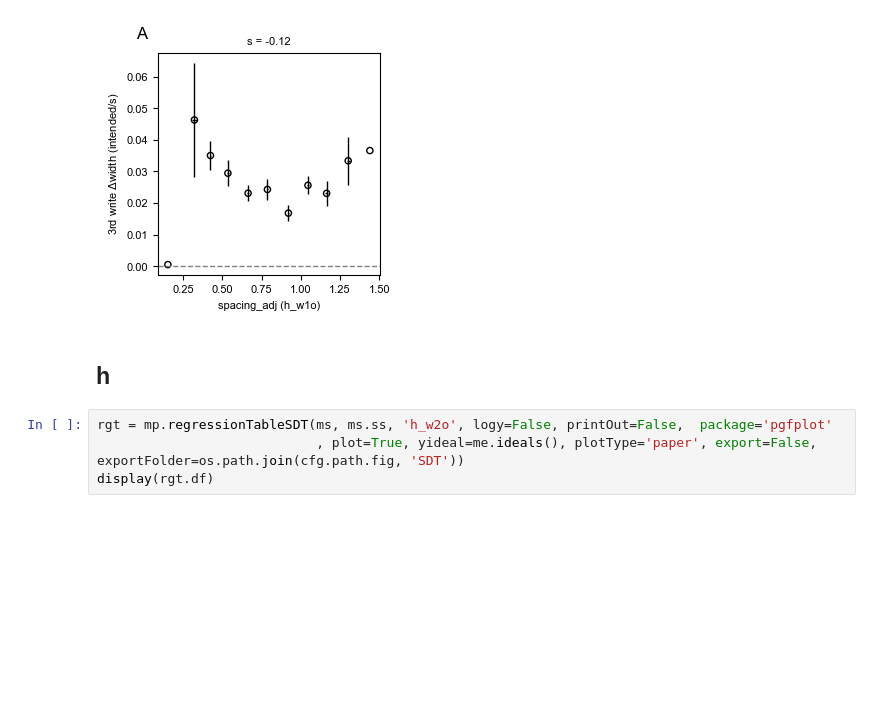
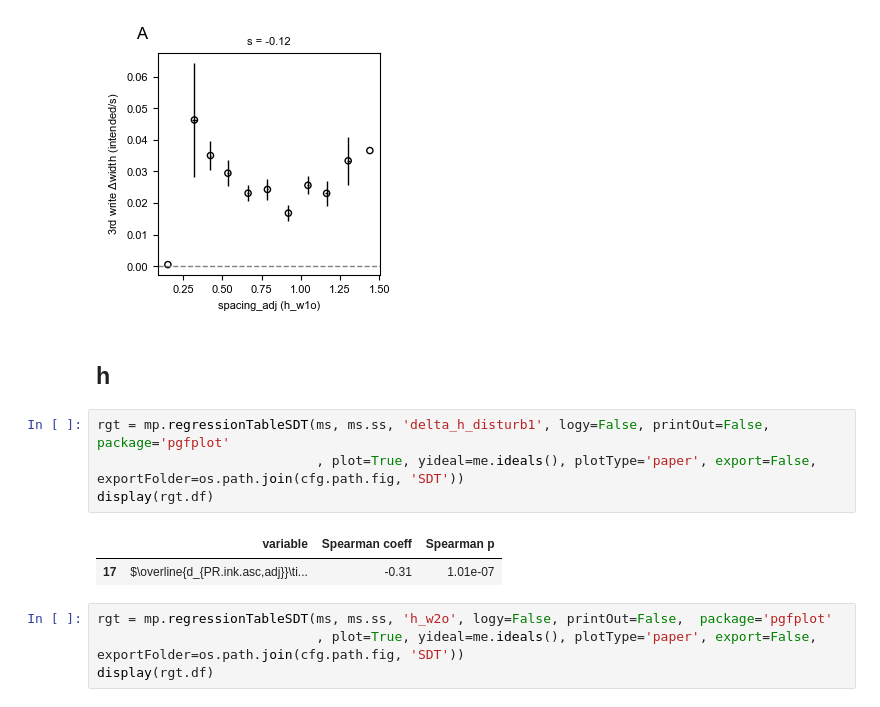
Before and after one commit to usnistgov/embedded3DPvids, a Jupyter notebook: ipynb/singleDoubleTriple/6_summary_xsz.ipynb, the cells around one changed output. Drawn from its saved outputs; the diff is of its cells as text; blank space fills up the shorter version.

```diff
--- a/ipynb/singleDoubleTriple/6_summary_xsz.ipynb
+++ b/ipynb/singleDoubleTriple/6_summary_xsz.ipynb
@@ -150,6 +150,13 @@ display(rgt.df)
 [figure]
 # %% [markdown]
 ## h
+# %%
+rgt = mp.regressionTableSDT(ms, ms.ss, 'delta_h_disturb1', logy=False, printOut=False,  package='pgfplot'
+                            , plot=True, yideal=me.ideals(), plotType='paper', export=False, exportFolder=os.path.join(cfg.path.fig, 'SDT'))
+display(rgt.df)
+# %% [output]
+|  | variable | Spearman coeff | Spearman p |
+| 17 | $\overline{d_{PR.ink.asc,adj}}\ti... | -0.31 | 1.01e-07 |
 # %%
 rgt = mp.regressionTableSDT(ms, ms.ss, 'h_w2o', logy=False, printOut=False,  package='pgfplot'
                             , plot=True, yideal=me.ideals(), plotType='paper', export=False, exportFolder=os.path.join(cfg.path.fig, 'SDT'))
```
Also changed, not shown: parts of 3 cells of this notebook, 19 other files.
